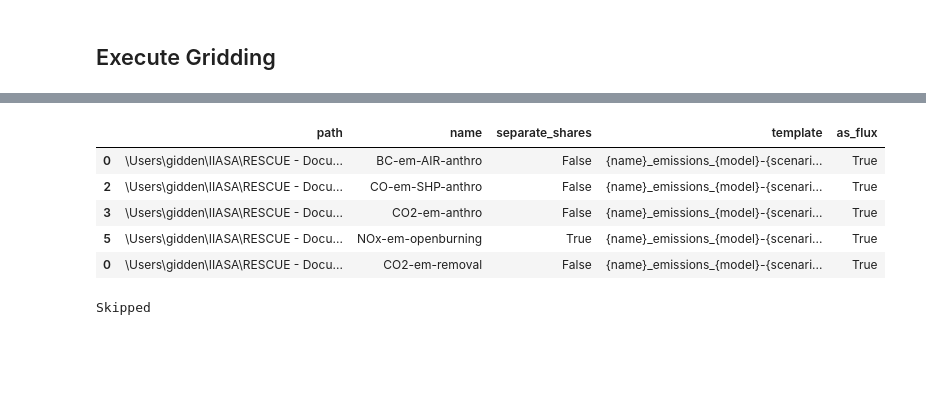
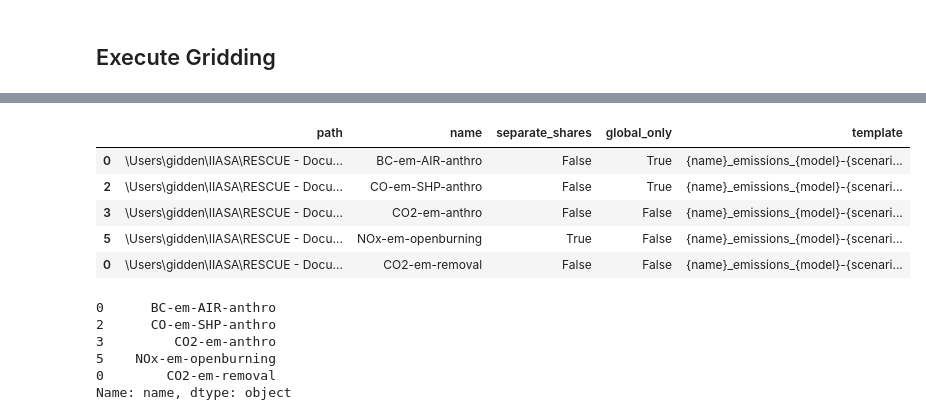
Before and after one commit to jkikstra/concordia, a Jupyter notebook: notebooks/workflow.ipynb, the cells around one changed output, grey strips where cells are left out. Cells and saved outputs as stored; diff of their text form; code cells hidden in the pictures; blank space fills up the shorter version.

```diff
--- a/notebooks/workflow.ipynb
+++ b/notebooks/workflow.ipynb
@@ -719 +733,21 @@ Emissions OAE CO2  2100
   warnings.warn(msg)
+# %%
+idx = [0, 11, 21, 32, 36]
+proxy_cfg_test = _PROXY_CFG.copy().iloc[idx]
+proxy_cfg_test
+# %% [output]
+|  | path | name | separate_shares | global_only | template |
+| 0 | \Users\gidden\IIASA\RESCUE - Docu... | BC-em-AIR-anthro | False | True | {name}_emissions_{model}-{scenari... |
+| 2 | \Users\gidden\IIASA\RESCUE - Docu... | CO-em-SHP-anthro | False | True | {name}_emissions_{model}-{scenari... |
+| 3 | \Users\gidden\IIASA\RESCUE - Docu... | CO2-em-anthro | False | False | {name}_emissions_{model}-{scenari... |
+| 5 | \Users\gidden\IIASA\RESCUE - Docu... | NOx-em-openburning | True | False | {name}_emissions_{model}-{scenari... |
+| 0 | \Users\gidden\IIASA\RESCUE - Docu... | CO2-em-removal | False | False | {name}_emissions_{model}-{scenari... |
+# %%
+proxy_cfg.iloc[idx]['name']
+# %% [output]
+0      BC-em-AIR-anthro
+2      CO-em-SHP-anthro
+3         CO2-em-anthro
+5    NOx-em-openburning
+0        CO2-em-removal
+Name: name, dtype: object
@@ -720,7 +756,4 @@ Emissions OAE CO2  2100
 # %%
-idx = [0, 11, 21, 32, 36]
-proxy_cfg_test = proxy_cfg.iloc[idx]
-
 gridder = Gridder(
     scen,
     idxr,
@@ -731,15 +764,6 @@ gridder = Gridder(
 
 gridder.proxy_cfg
 # skip checks when using this for testing
-# %% [output]
-|  | path | name | separate_shares | template | as_flux |
-| 0 | \Users\gidden\IIASA\RESCUE - Docu... | BC-em-AIR-anthro | False | {name}_emissions_{model}-{scenari... | True |
-| 2 | \Users\gidden\IIASA\RESCUE - Docu... | CO-em-SHP-anthro | False | {name}_emissions_{model}-{scenari... | True |
-| 3 | \Users\gidden\IIASA\RESCUE - Docu... | CO2-em-anthro | False | {name}_emissions_{model}-{scenari... | True |
-| 5 | \Users\gidden\IIASA\RESCUE - Docu... | NOx-em-openburning | True | {name}_emissions_{model}-{scenari... | True |
-| 0 | \Users\gidden\IIASA\RESCUE - Docu... | CO2-em-removal | False | {name}_emissions_{model}-{scenari... | True |
 # %%
 %%execute_or_lazy_load execute_gridding
-gridder.grid(skip_check=True, chunk_proxy_dims=['level'], iter_levels=['model', 'scenario'])
+gridder.grid(skip_check=True, chunk_proxy_dims=['level'], iter_levels=['model', 'scenario'], verify_output=True)
-# %% [output]
-Skipped
```
Also changed, not shown: parts of 14 cells of this notebook.
